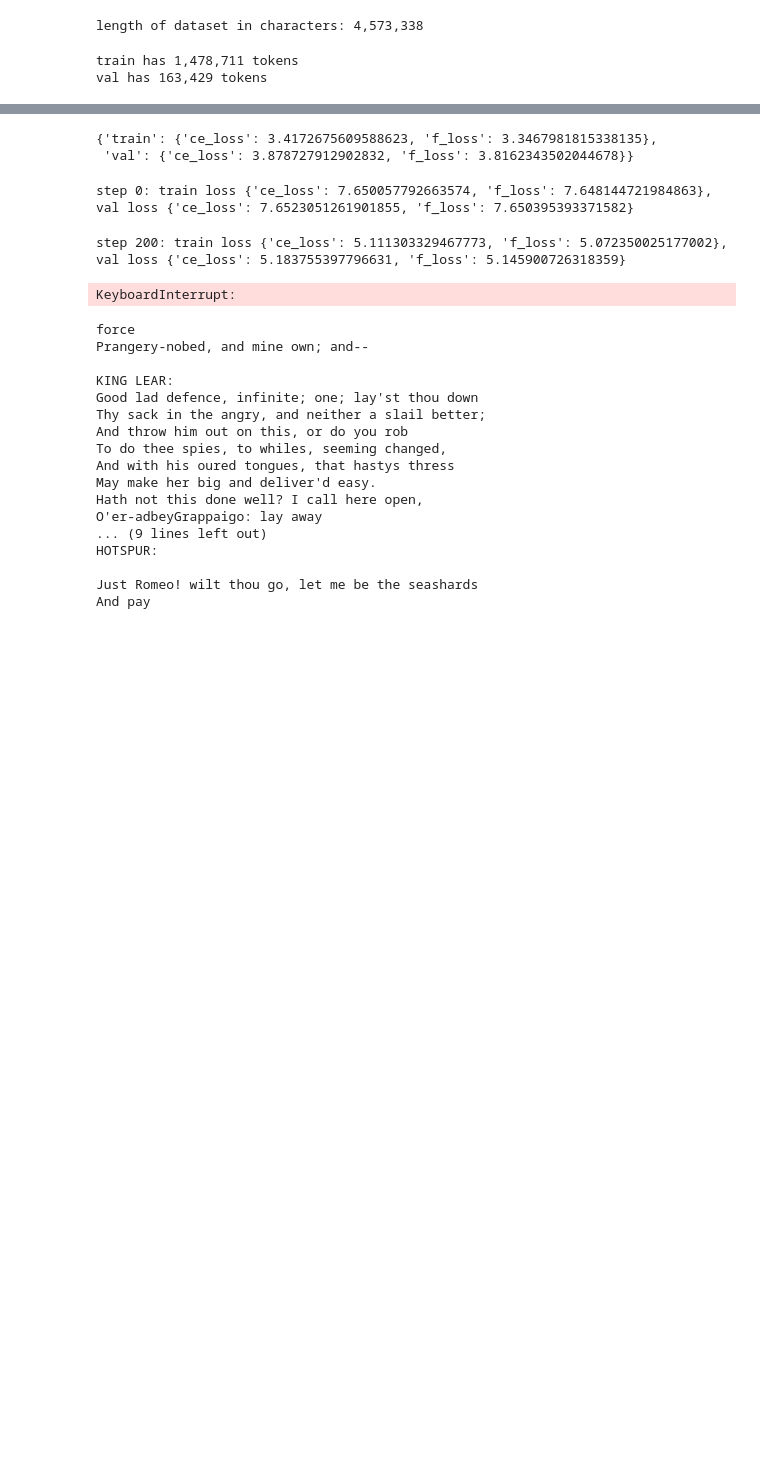
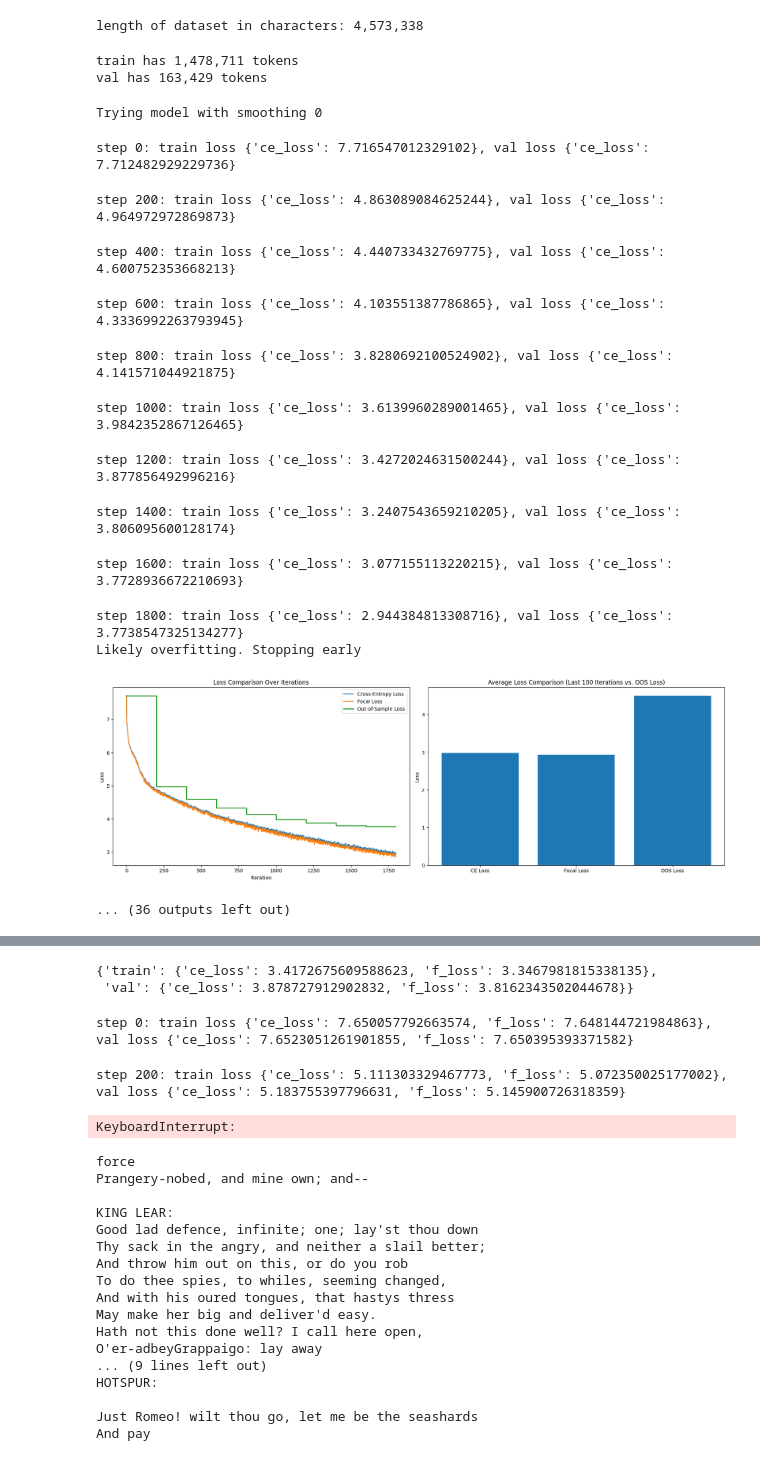
Before and after one commit to dal548/305BFinal, a Jupyter notebook: extension.ipynb, the cells around one changed output, grey strips where cells are left out. Saved outputs shown, nothing was run; the diff lists cells and outputs as text; code cells hidden in the pictures; blank space fills up the shorter version.

```diff
--- a/extension.ipynb
+++ b/extension.ipynb
@@ -399,7 +407,7 @@ class TransformerLM(nn.Module):
         elif isinstance(module, nn.Embedding):
             torch.nn.init.normal_(module.weight, mean=0.0, std=0.02)
 
-    def forward(self, token_ids, targets=None):
+    def forward(self, token_ids, targets=None, label_smoothing = None, focal_gamma = None):
         B, T = token_ids.shape
 
         # token_ids and targets are both (B, T) tensor of integers
@@ -412,8 +420,16 @@ class TransformerLM(nn.Module):
         logits = self.lm_head(logits)
 
         if targets is not None:
-            ce_loss = F.cross_entropy(logits.view(-1, logits.shape[-1]), targets.view(-1))
-            f_loss = focal_loss(logits.view(-1, logits.shape[-1]), targets.view(-1), gamma=0.5, alpha=1.0)
+            if label_smoothing is None:
+                ce_loss = F.cross_entropy(logits.view(-1, logits.shape[-1]), targets.view(-1))
+            else:
+                ce_loss = F.cross_entropy(logits.view(-1, logits.shape[-1]), targets.view(-1), label_smoothing = label_smoothing)
+
+            if focal_gamma is None:
+                f_loss = focal_loss(logits.view(-1, logits.shape[-1]), targets.view(-1), gamma=0.3)
+            else:
+                f_loss = focal_loss(logits.view(-1, logits.shape[-1]), targets.view(-1), gamma=focal_gamma)
+
             return logits, ce_loss, f_loss
         else:
             # Return None for the loss values when targets is None
@@ -463,0 +519,63 @@ def plot_loss_comparison(ce_losses, focal_losses):
+# %%
+hyperparam_list = {
+    "smoothing": [0, 0.03, 0.1, 0.25],
+    "focal_gammas": [0.3, 1, 1.7, 2.5]
+}
+# %%
+for smoothing in hyperparam_list["smoothing"]:
+    print(f"\n\nTrying model with smoothing {smoothing}")
+    tlm = TransformerLM(vocab_size, CONTEXT_WINDOW_SIZE)
+    tlm = tlm.to(device)
+
+    learning_rate = 2e-4
+    optimizer = optim.Adam(tlm.parameters(), lr=learning_rate)
+    eval_interval = 200
+
+    f_loss_list = []
+    ce_loss_list = []
+    oos_ce_losses = []
+
+    best_oos_loss = np.inf
+
+    for it in tqdm(range(LARGE_ITERS + 1)):
+        optimizer.zero_grad()
+        # Evaluate
+        if it % eval_interval == 0:
+            losses = estimate_loss(tlm, EVAL_ITERS, CONTEXT_WINDOW_SIZE, device, label_smoothing=smoothing)
+            print(f"step {it}: train loss {losses['train']}, val loss {losses['val']}")
+            oos_ce_losses.append(losses['val']['ce_loss'])
+
+            if losses['val']['ce_loss'] > best_oos_loss:
+                print("Likely overfitting. Stopping early")
+                break
+            else:
+                best_oos_loss = losses['val']['ce_loss']
+
+        # Forward/backward/update
+        xb, yb = get_batch('train', CONTEXT_WINDOW_SIZE, device, batch_size = 128)
+        logits, ce_loss, f_loss = tlm(xb, yb, label_smoothing=smoothing)
+
+        ce_loss.backward()
+
+        optimizer.step()
+        f_loss_list.append(f_loss.item())
+        ce_loss_list.append(ce_loss.item())
+
+    plot_loss_comparison(ce_loss_list, f_loss_list, oos_ce_losses, interval=eval_interval)
+
+    torch.save(tlm, f'trained_smoothing_{smoothing}.pth')
+# %% [output]
+Trying model with smoothing 0
+step 0: train loss {'ce_loss': 7.716547012329102}, val loss {'ce_loss': 7.712482929229736}
+step 200: train loss {'ce_loss': 4.863089084625244}, val loss {'ce_loss': 4.964972972869873}
+step 400: train loss {'ce_loss': 4.440733432769775}, val loss {'ce_loss': 4.600752353668213}
+step 600: train loss {'ce_loss': 4.103551387786865}, val loss {'ce_loss': 4.3336992263793945}
+step 800: train loss {'ce_loss': 3.8280692100524902}, val loss {'ce_loss': 4.141571044921875}
+step 1000: train loss {'ce_loss': 3.6139960289001465}, val loss {'ce_loss': 3.9842352867126465}
+step 1200: train loss {'ce_loss': 3.4272024631500244}, val loss {'ce_loss': 3.877856492996216}
+step 1400: train loss {'ce_loss': 3.2407543659210205}, val loss {'ce_loss': 3.806095600128174}
+step 1600: train loss {'ce_loss': 3.077155113220215}, val loss {'ce_loss': 3.7728936672210693}
+step 1800: train loss {'ce_loss': 2.944384813308716}, val loss {'ce_loss': 3.7738547325134277}
+Likely overfitting. Stopping early
+[figure, added]
+... (36 outputs left out)
```
Also changed, not shown: parts of 8 cells of this notebook, 2 other files.
